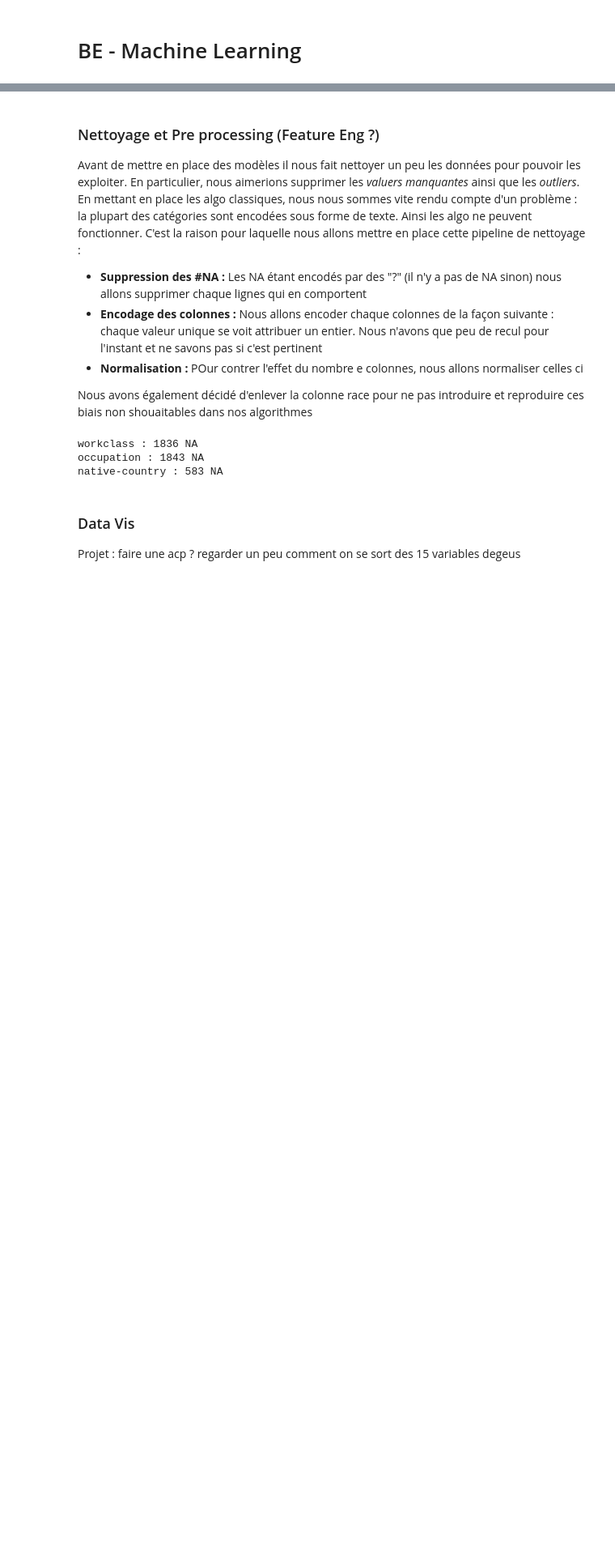
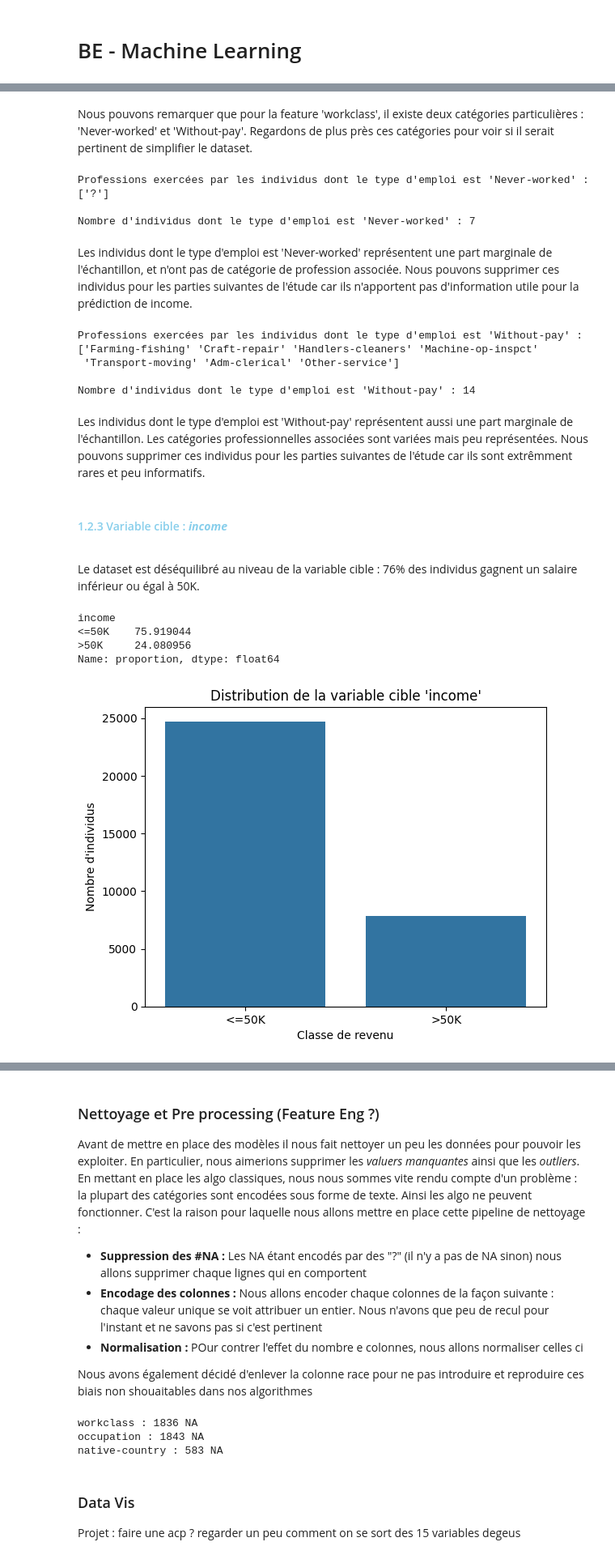
Before and after one commit to alextonon/BE_working_repo, a Jupyter notebook: FSD311_Machine_Learning/BE_ML_Groupe1.ipynb, the cells around one changed output, grey strips where cells are left out. Shown: that part at 81% size. Saved outputs shown, nothing was run; the diff lists cells and outputs as text; code cells hidden in the pictures; blank space fills up the shorter version.

```diff
--- a/FSD311_Machine_Learning/BE_ML_Groupe1.ipynb
+++ b/FSD311_Machine_Learning/BE_ML_Groupe1.ipynb
@@ -20,0 +155,62 @@ print(adult.columns.tolist())
+# %% [markdown]
+Nous pouvons remarquer que pour la feature 'workclass', il existe deux catégories particulières : 'Never-worked' et 'Without-pay'. Regardons de plus près ces catégories pour voir si il serait pertinent de simplifier le dataset.
+# %%
+### Catégorie "Never-worked"
+
+# Sélection des individus avec workclass = 'Never-worked'
+never_worked_occupations = adult.loc[adult['workclass'] == 'Never-worked', 'occupation']
+
+# Afficher les valeurs uniques
+print("Professions exercées par les individus dont le type d'emploi est 'Never-worked' : ")
+print(never_worked_occupations.unique())
+
+num_never_worked = (adult['workclass'] == 'Never-worked').sum()
+print("\nNombre d'individus dont le type d'emploi est 'Never-worked' :", num_never_worked)
+# %% [output]
+Professions exercées par les individus dont le type d'emploi est 'Never-worked' :
+['?']
+
+Nombre d'individus dont le type d'emploi est 'Never-worked' : 7
+# %% [markdown]
+Les individus dont le type d'emploi est 'Never-worked' représentent une part marginale de l'échantillon, et n'ont pas de catégorie de profession associée. Nous pouvons supprimer ces individus pour les parties suivantes de l'étude car ils n'apportent pas d'information utile pour la prédiction de income.
+# %%
+### Catégorie "Without-pay"
+# Sélection des individus avec workclass = 'Never-worked'
+without_pay_occupations = adult.loc[adult['workclass'] == 'Without-pay', 'occupation']
+
+# Afficher les valeurs uniques
+print("\nProfessions exercées par les individus dont le type d'emploi est 'Without-pay' : ")
+print(without_pay_occupations.unique())
+
+num_without_pay= (adult['workclass'] == 'Without-pay').sum()
+print("\nNombre d'individus dont le type d'emploi est 'Without-pay' :", num_without_pay)
+# %% [output]
+Professions exercées par les individus dont le type d'emploi est 'Without-pay' :
+['Farming-fishing' 'Craft-repair' 'Handlers-cleaners' 'Machine-op-inspct'
+ 'Transport-moving' 'Adm-clerical' 'Other-service']
+
+Nombre d'individus dont le type d'emploi est 'Without-pay' : 14
+# %% [markdown]
+Les individus dont le type d'emploi est 'Without-pay' représentent aussi une part marginale de l'échantillon. Les catégories professionnelles associées sont variées mais peu représentées. Nous pouvons supprimer ces individus pour les parties suivantes de l'étude car ils sont extrêmment rares et peu informatifs.
+# %% [markdown]
+<span style='color:skyblue'>
+
+#### 1.2.3 Variable cible : __*income*__
+# %% [markdown]
+Le dataset est déséquilibré au niveau de la variable cible : 76% des individus gagnent un salaire inférieur ou égal à 50K.
+# %%
+# Proportion de chaque classe
+proportions = adult['income'].value_counts(normalize=True) * 100
+print(proportions)
+
+sns.countplot(x='income', data=adult)
+plt.title("Distribution de la variable cible 'income'")
+plt.xlabel("Classe de revenu")
+plt.ylabel("Nombre d'individus")
+plt.show()
+# %% [output]
+income
+<=50K    75.919044
+>50K     24.080956
+Name: proportion, dtype: float64
+[figure, added]
```
Also changed, not shown: parts of 21 cells of this notebook.
